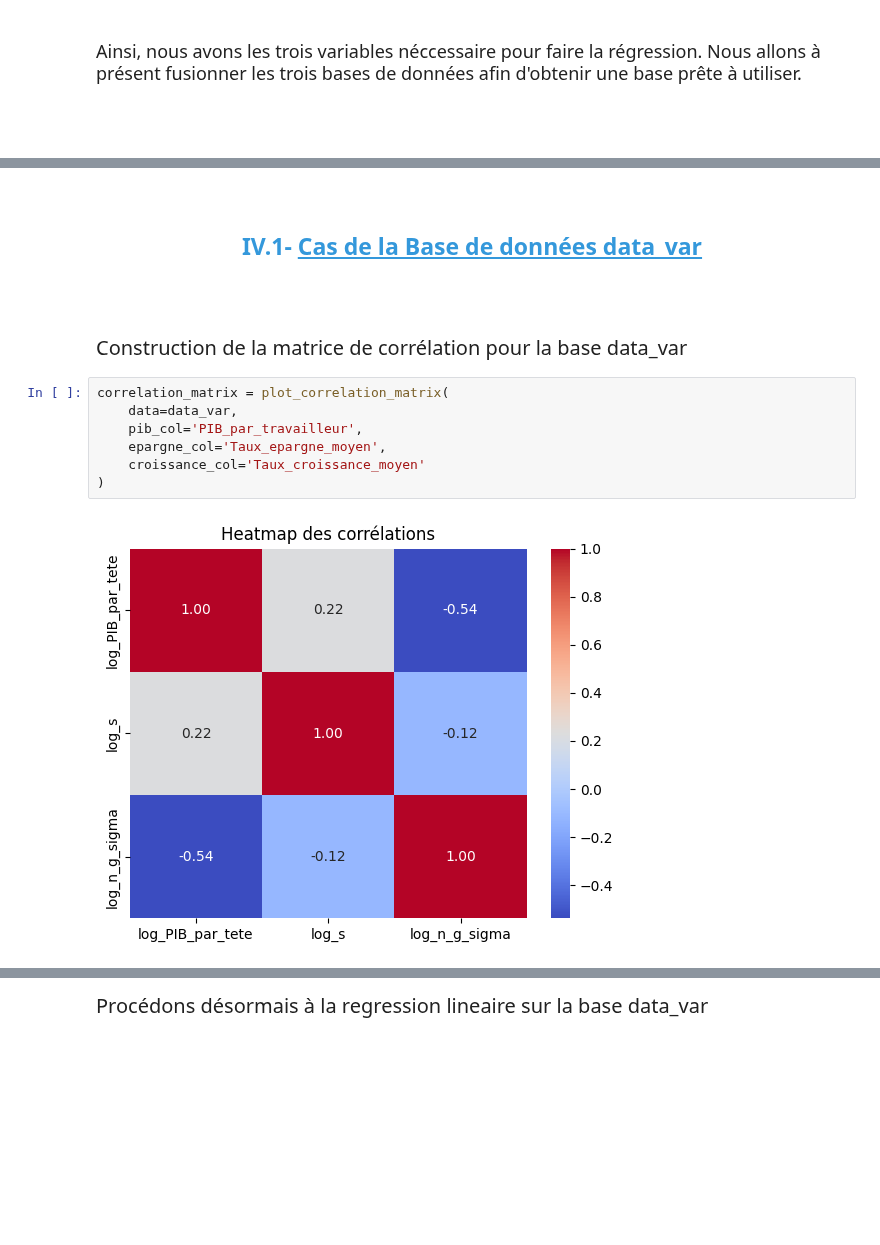
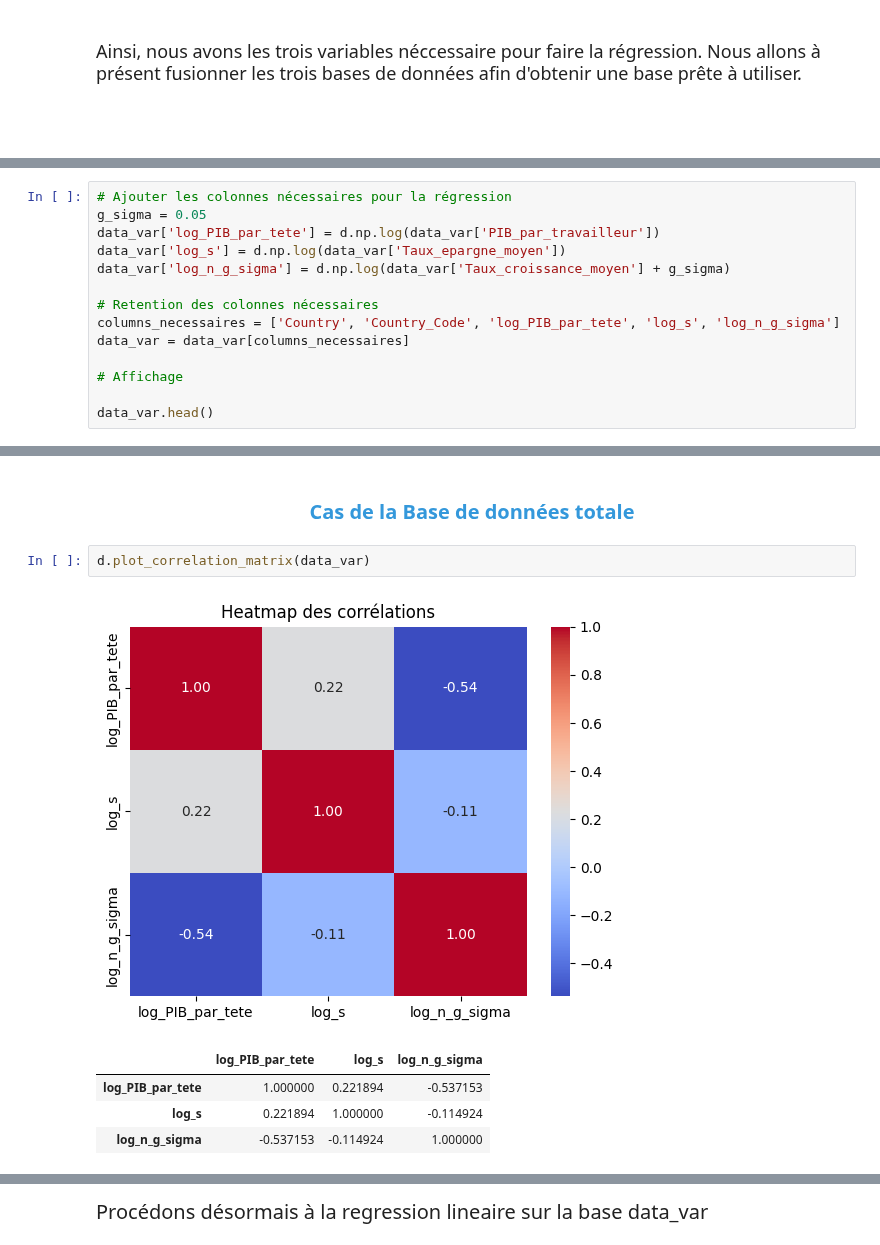
Before and after one commit to tziemiNgansop237/Projet_Python, a Jupyter notebook: src/Modélisation.ipynb, the cells around one changed output, grey strips where cells are left out. Drawn from its saved outputs; the diff is of its cells as text; blank space fills up the shorter version.

```diff
--- a/src/Modélisation.ipynb
+++ b/src/Modélisation.ipynb
@@ -228,0 +226,14 @@ Pour notre étude nous allons considérer trois échantillons. Le premier est ce
+# %%
+# Ajouter les colonnes nécessaires pour la régression
+g_sigma = 0.05
+data_var['log_PIB_par_tete'] = d.np.log(data_var['PIB_par_travailleur'])
+data_var['log_s'] = d.np.log(data_var['Taux_epargne_moyen'])
+data_var['log_n_g_sigma'] = d.np.log(data_var['Taux_croissance_moyen'] + g_sigma)
+
+# Retention des colonnes nécessaires
+columns_necessaires = ['Country', 'Country_Code', 'log_PIB_par_tete', 'log_s', 'log_n_g_sigma']
+data_var = data_var[columns_necessaires]
+
+# Affichage
+
+data_var.head()
@@ -316,17 +289,12 @@ def plot_correlation_matrix(data, pib_col, epargne_col, croissance_col, g_sigma=
 # %% [markdown]
-<br/>
-<h2 style="font-family: 'Georgia', serif; text-align: center; font-size: 23px; color: #3498db;">IV.1- <u>Cas de la Base de données data_var</u></h2>
-<br/>
-<br/>
+
+<h2 style="font-family: 'Georgia', serif; text-align: center; font-size: 20px; color: #3498db;">Cas de la Base de données totale</h2>
-# %% [markdown]
-<p style="line-height: 1.6; font-family: 'Serial', serif; font-size: 20px; font-weight: 100">   Construction de la matrice de corrélation pour la base data_var</p>
-# %%
-correlation_matrix = plot_correlation_matrix(
-    data=data_var,
-    pib_col='PIB_par_travailleur',
-    epargne_col='Taux_epargne_moyen',
-    croissance_col='Taux_croissance_moyen'
-)
-# %% [output]
-[figure, removed]
+# %%
+d.plot_correlation_matrix(data_var)
+# %% [output]
+[figure, added]
+|  | log_PIB_par_tete | log_s | log_n_g_sigma |
+| log_PIB_par_tete | 1.000000 | 0.221894 | -0.537153 |
+| log_s | 0.221894 | 1.000000 | -0.114924 |
+| log_n_g_sigma | -0.537153 | -0.114924 | 1.000000 |
 # %% [markdown]
```
Also changed, not shown: parts of 81 cells of this notebook, 3 other files.
